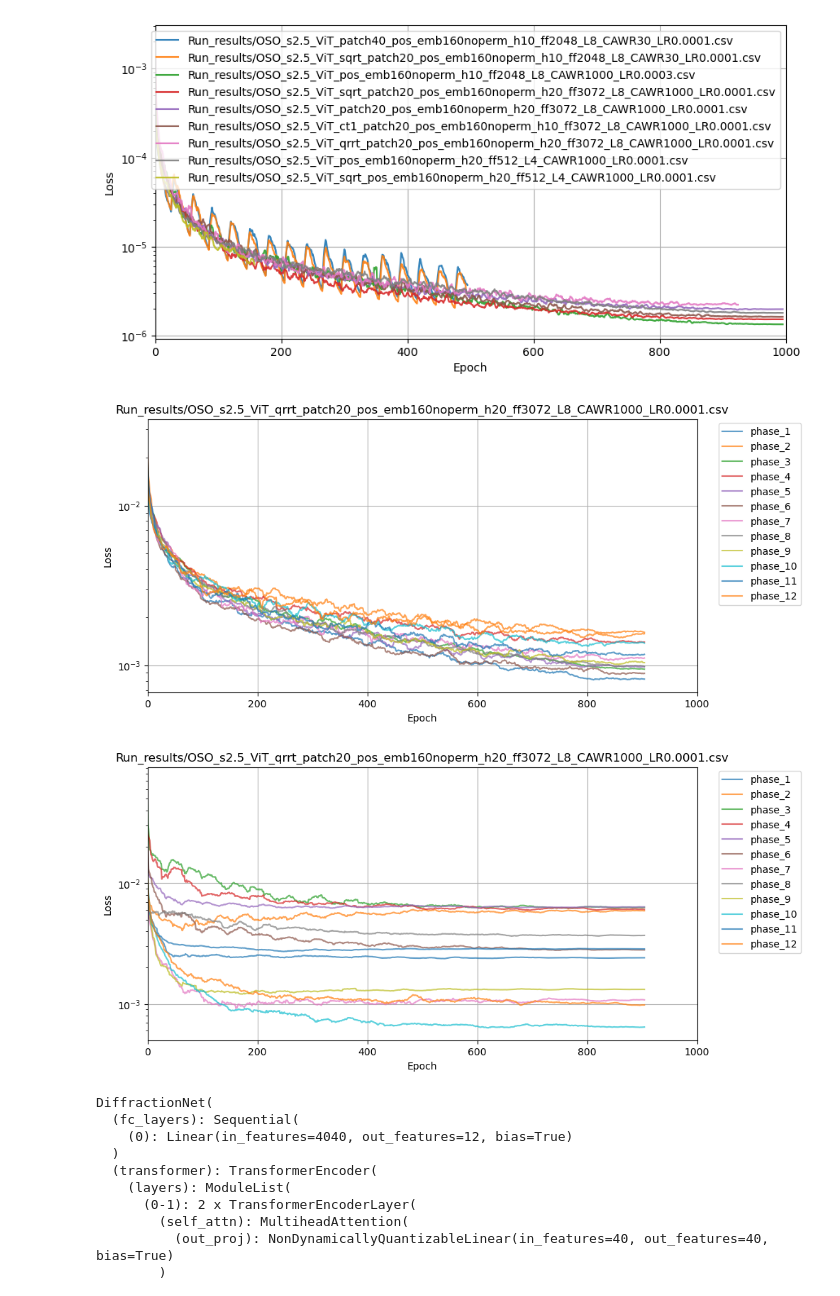
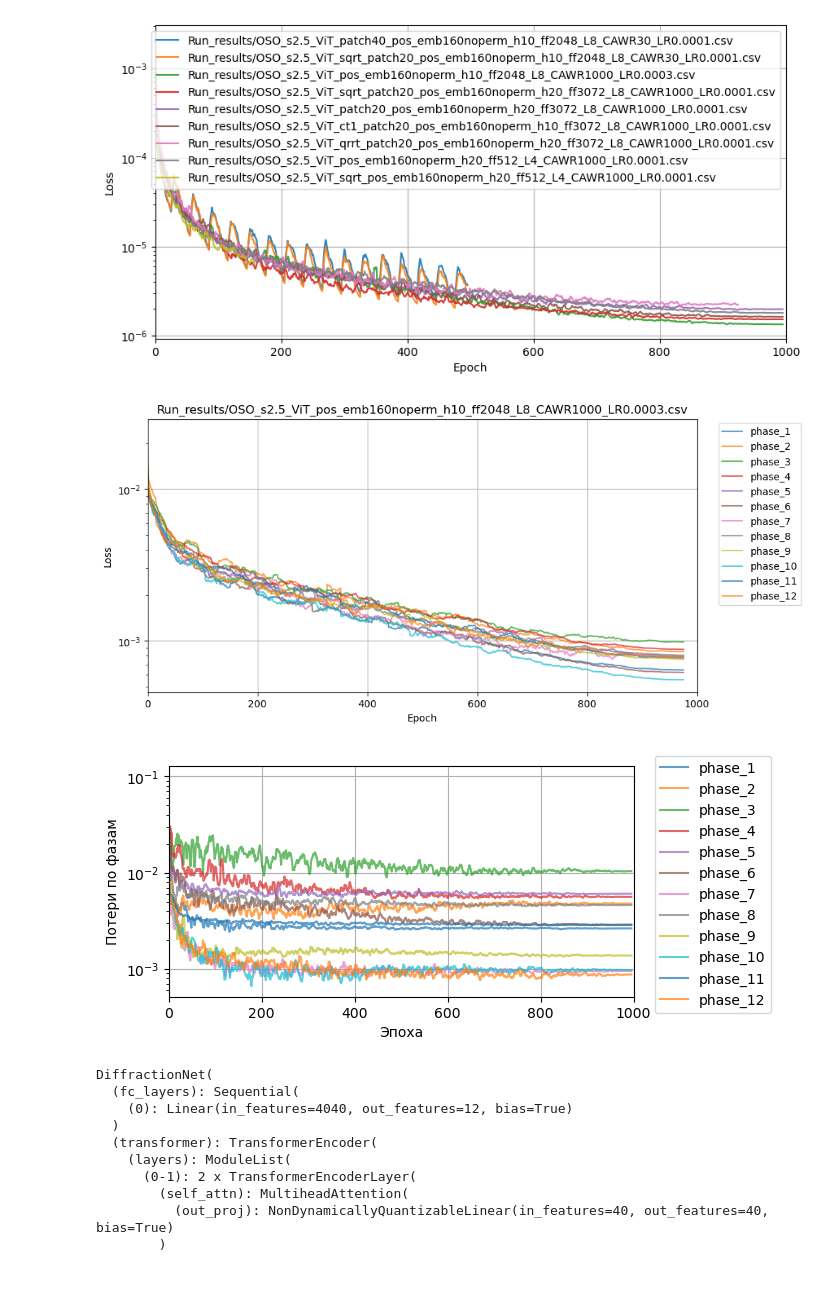
Before and after one commit to VladimirStanovov/DiffractNet, a Jupyter notebook: NN_QPA_OSO/DiffractNet_Results_Analysis.ipynb, the cells around one changed output. Saved outputs shown, nothing was run; the diff lists cells and outputs as text; code cells hidden in the pictures.

Commit message:
added figures generation and new data

```diff
--- a/NN_QPA_OSO/DiffractNet_Results_Analysis.ipynb
+++ b/NN_QPA_OSO/DiffractNet_Results_Analysis.ipynb
@@ -371,0 +372,14 @@ print(str1)
+# %%
+df_nums = [40,42,38,33,35,34,37] #23,24,28,29,30,
+NetNames = ['FFN','CNN+T','ViT-1','ViT-2','ViT-3']
+SampleName1 = 'Train Loss'#'Train Loss'#'Train Loss'
+SampleName2 = 'Test Loss'#'Train Loss'#'Train Loss'
+SampleName3 = 'Exp_Diff'#'Train Loss'#'Train Loss'
+str1 = ""
+for i in range(len(df_nums)):
+    tempdata1 = dfs[df_nums[i]][f'{SampleName1}'].to_numpy()
+    tempdata2 = dfs[df_nums[i]][f'{SampleName2}'].to_numpy()
+    tempdata3 = dfs[df_nums[i]][f'{SampleName3}'].to_numpy()
+    #tempdata = smooth(tempdata, window_size=5)
+    str1 += f'{df_nums[i]} {Res_names[df_nums[i]]}\t{np.mean(tempdata1[-10:-1]):.3g}\t{np.mean(tempdata2[-10:-1]):.3g}\t{np.mean(tempdata3[-10:-1]):.3g}\n'
+print(str1)
@@ -371,0 +394,13 @@ print(str1)
+# %%
+NetNames = ['FFN','CNN+T','ViT-1','ViT-2','ViT-3','ViT-3-sqrt','ViT-3-qrrt']
+SampleName1 = 'Train Loss'#'Train Loss'#'Train Loss'
+SampleName2 = 'Test Loss'#'Train Loss'#'Train Loss'
+SampleName3 = 'Exp_Diff'#'Train Loss'#'Train Loss'
+str1 = ""
+for i in range(len(df_nums)):
+    tempdata1 = dfs[df_nums[i]][f'{SampleName1}'].to_numpy()
+    tempdata2 = dfs[df_nums[i]][f'{SampleName2}'].to_numpy()
+    tempdata3 = dfs[df_nums[i]][f'{SampleName3}'].to_numpy()
+    #tempdata = smooth(tempdata, window_size=5)
+    str1 += f'{NetNames[i]}\t{np.mean(tempdata1[-10:-1]):.3g}\t{np.mean(tempdata2[-10:-1]):.3g}\t{np.mean(tempdata3[-10:-1]):.3g}\n'
+print(str1)
@@ -403,7 +484,7 @@ plt.show()
 [figure]
 # %%
 SampleName = 'Train'
-df_num = 37
+df_num = 33
 fig,ax = plt.subplots(figsize=(10,5))
 for i in range(12):
     tempdata = dfs[df_num][f'{SampleName}_{i+1}'].to_numpy()
@@ -419,25 +500,29 @@ ax.set_xlim(start,end)
 ax.legend(bbox_to_anchor=(1.03, 0.3), loc='lower left')
 plt.show()
 # %% [output]
-[figure, old version]
+[figure, new version]
 # %%
 SampleName = 'Exp'
-fig,ax = plt.subplots(figsize=(10,5))
+fig,ax = plt.subplots(figsize=(6,3))
 for i in range(12):
     tempdata = dfs[df_num][f'{SampleName}_{i+1}'].to_numpy()
-    tempdata = smooth(tempdata, window_size=25)
+    tempdata = smooth(tempdata, window_size=5)
     ax.plot(np.sqrt(tempdata),label=f'phase_{i+1}',alpha=0.7)
 ax.legend()
-ax.set_title(Res_names[df_num])
-ax.set_xlabel('Epoch')
-ax.set_ylabel('Loss')
+#ax.set_title(Res_names[df_num])
+#ax.set_title(NetNames[3])
+ax.set_xlabel('Эпоха')
+ax.set_ylabel(r'Потери по фазам')
 ax.set_yscale('log')
 ax.grid(True)
 ax.set_xlim(start,end)
-ax.legend(bbox_to_anchor=(1.03, 0.3), loc='lower left')
+ax.legend(bbox_to_anchor=(1.03, -0.1), loc='lower left')
 plt.show()
+fig.savefig('phase12_graphs_5.pdf',bbox_inches='tight')
+fig.savefig('phase12_graphs_5.svg',bbox_inches='tight')
+fig.savefig('phase12_graphs_5.png',bbox_inches='tight')
 # %% [output]
-[figure, old version]
+[figure, new version]
 # %%
 gl_emb_dim = 40
 gl_num_layers = 2
```
Also changed, not shown: parts of 10 cells of this notebook, 17 other files.
